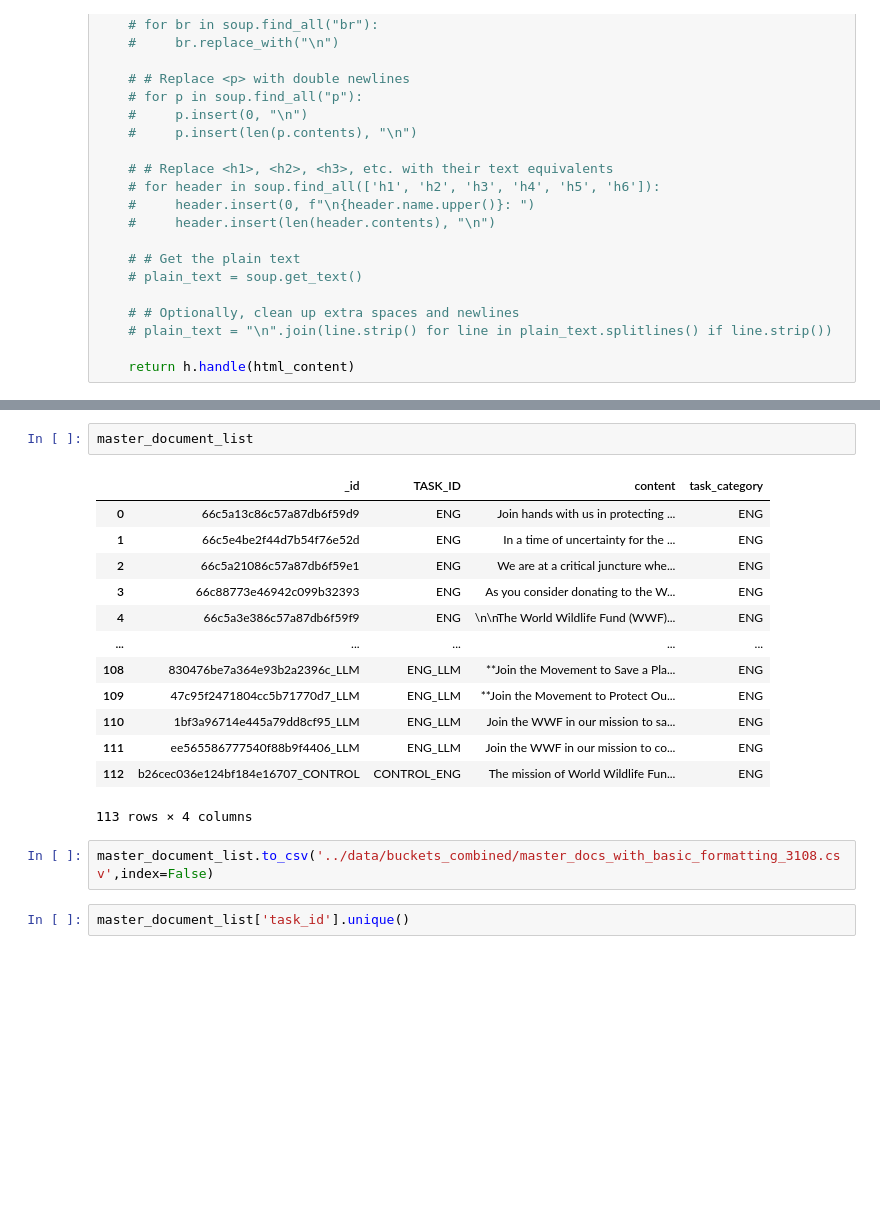
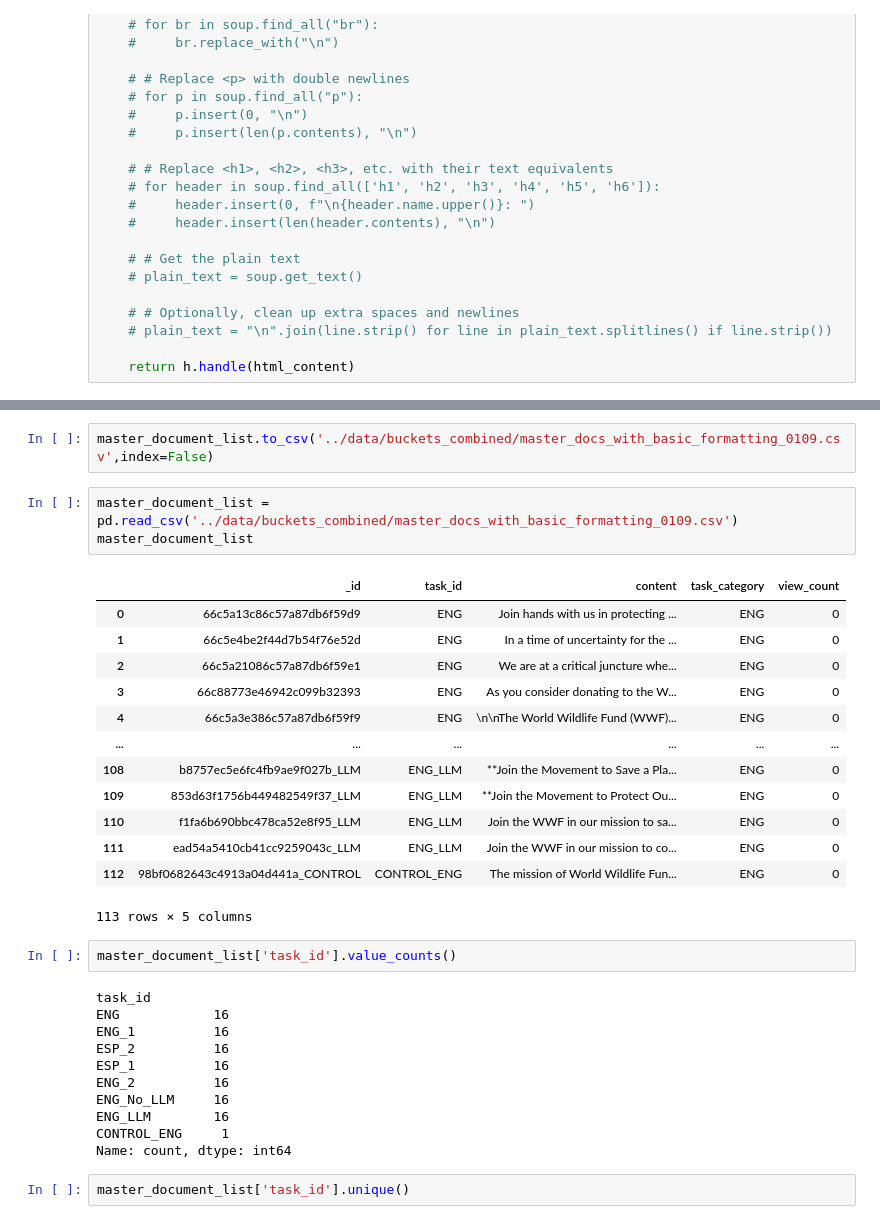
Before and after one commit to shreyan2020/cillm, a Jupyter notebook: analysis/notebooks/logic_to_get_persuasive_texts.ipynb, the cells around one changed output, grey strips where cells are left out. Saved outputs shown, nothing was run; the diff lists cells and outputs as text; blank space fills up the shorter version.

```diff
--- a/analysis/notebooks/logic_to_get_persuasive_texts.ipynb
+++ b/analysis/notebooks/logic_to_get_persuasive_texts.ipynb
@@ -197,22 +240,36 @@ ESP    32
 Name: count, dtype: int64
+# %%
+master_document_list.to_csv('../data/buckets_combined/master_docs_with_basic_formatting_0109.csv',index=False)
+# %%
+master_document_list = pd.read_csv('../data/buckets_combined/master_docs_with_basic_formatting_0109.csv')
+master_document_list
+# %% [output]
+|  | _id | task_id | content | task_category | view_count |
+| 0 | 66c5a13c86c57a87db6f59d9 | ENG | Join hands with us in protecting ... | ENG | 0 |
+| 1 | 66c5e4be2f44d7b54f76e52d | ENG | In a time of uncertainty for the ... | ENG | 0 |
+| 2 | 66c5a21086c57a87db6f59e1 | ENG | We are at a critical juncture whe... | ENG | 0 |
+| 3 | 66c88773e46942c099b32393 | ENG | As you consider donating to the W... | ENG | 0 |
+| 4 | 66c5a3e386c57a87db6f59f9 | ENG | \n\nThe World Wildlife Fund (WWF)... | ENG | 0 |
+| ... | ... | ... | ... | ... | ... |
+| 108 | b8757ec5e6fc4fb9ae9f027b_LLM | ENG_LLM | **Join the Movement to Save a Pla... | ENG | 0 |
+| 109 | 853d63f1756b449482549f37_LLM | ENG_LLM | **Join the Movement to Protect Ou... | ENG | 0 |
+| 110 | f1fa6b690bbc478ca52e8f95_LLM | ENG_LLM | Join the WWF in our mission to sa... | ENG | 0 |
+| 111 | ead54a5410cb41cc9259043c_LLM | ENG_LLM | Join the WWF in our mission to co... | ENG | 0 |
+| 112 | 98bf0682643c4913a04d441a_CONTROL | CONTROL_ENG | The mission of World Wildlife Fun... | ENG | 0 |
+113 rows × 5 columns
 # %%
-master_document_list
+master_document_list['task_id'].value_counts()
 # %% [output]
-|  | _id | TASK_ID | content | task_category |
-| 0 | 66c5a13c86c57a87db6f59d9 | ENG | Join hands with us in protecting ... | ENG |
-| 1 | 66c5e4be2f44d7b54f76e52d | ENG | In a time of uncertainty for the ... | ENG |
-| 2 | 66c5a21086c57a87db6f59e1 | ENG | We are at a critical juncture whe... | ENG |
-| 3 | 66c88773e46942c099b32393 | ENG | As you consider donating to the W... | ENG |
-| 4 | 66c5a3e386c57a87db6f59f9 | ENG | \n\nThe World Wildlife Fund (WWF)... | ENG |
-| ... | ... | ... | ... | ... |
-| 108 | 830476be7a364e93b2a2396c_LLM | ENG_LLM | **Join the Movement to Save a Pla... | ENG |
-| 109 | 47c95f2471804cc5b71770d7_LLM | ENG_LLM | **Join the Movement to Protect Ou... | ENG |
-| 110 | 1bf3a96714e445a79dd8cf95_LLM | ENG_LLM | Join the WWF in our mission to sa... | ENG |
-| 111 | ee565586777540f88b9f4406_LLM | ENG_LLM | Join the WWF in our mission to co... | ENG |
-| 112 | b26cec036e124bf184e16707_CONTROL | CONTROL_ENG | The mission of World Wildlife Fun... | ENG |
-113 rows × 4 columns
+task_id
+ENG            16
+ENG_1          16
+ESP_2          16
+ESP_1          16
+ENG_2          16
+ENG_No_LLM     16
+ENG_LLM        16
+CONTROL_ENG     1
+Name: count, dtype: int64
-# %%
-master_document_list.to_csv('../data/buckets_combined/master_docs_with_basic_formatting_3108.csv',index=False)
 # %%
 master_document_list['task_id'].unique()
 # %% [output]
```
Also changed, not shown: parts of 16 cells of this notebook, 22 other files.
